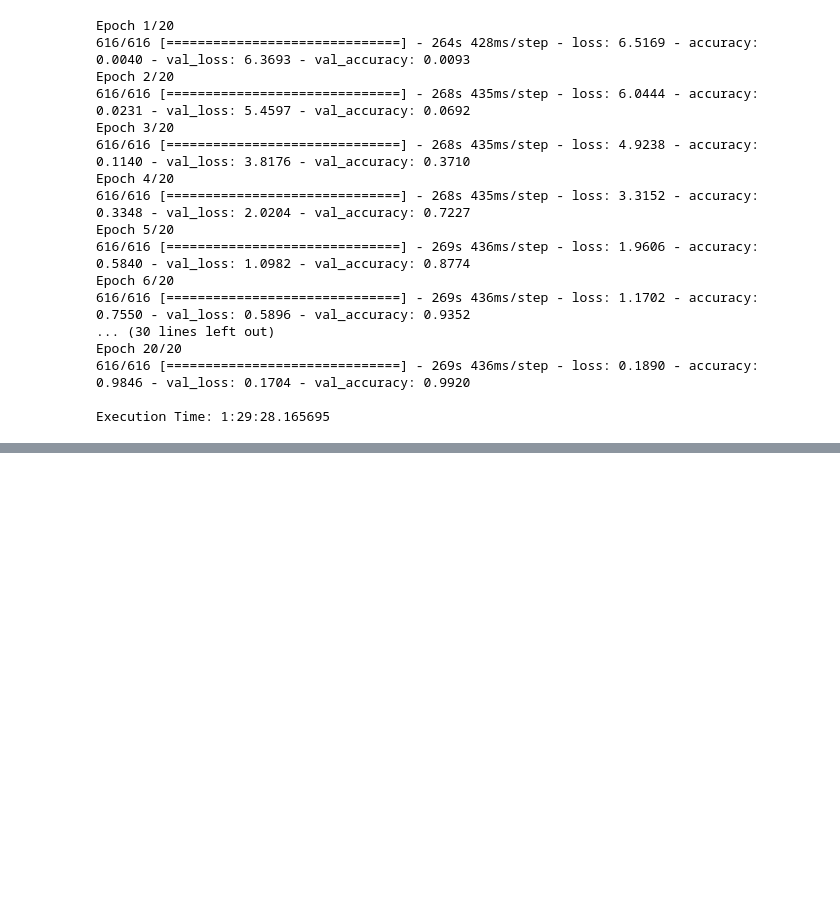
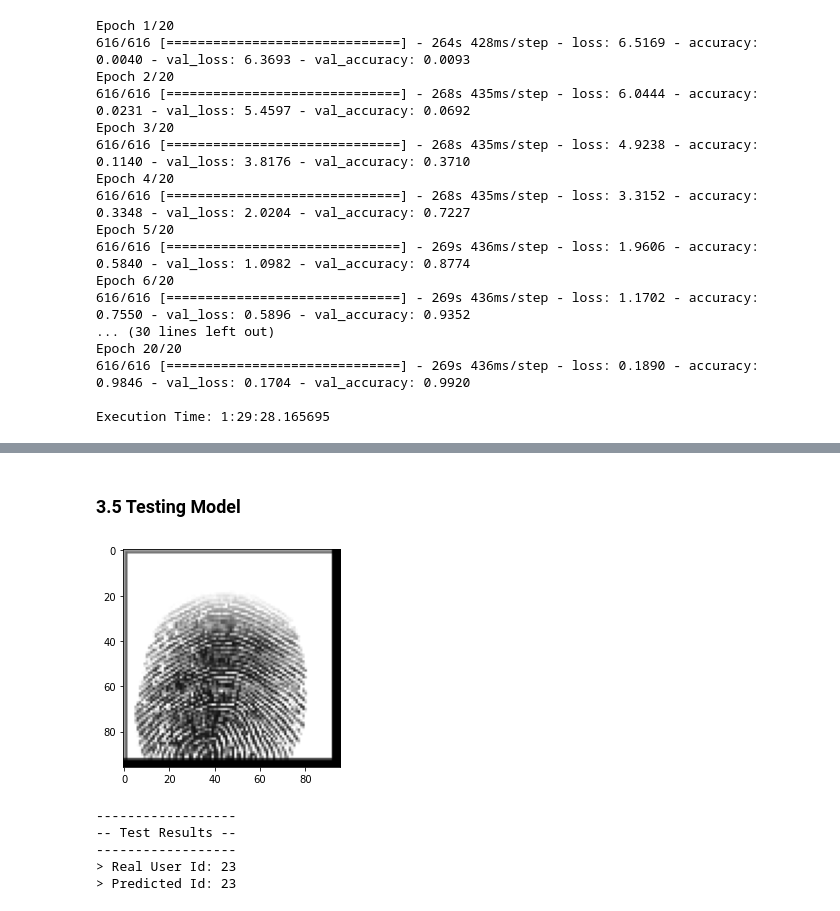
Before and after one commit to kimurarh/fingerprint-detection, a Jupyter notebook: src/Fingerprint-Detection-CNN.ipynb, the cells around one changed output, grey strips where cells are left out. Drawn from its saved outputs; the diff is of its cells as text; code cells hidden in the pictures; blank space fills up the shorter version.

Commit message:
feat: testing the model on randomly chosen fingerprints

```diff
--- a/src/Contact-Fingerprint-Detection.ipynb
+++ b/src/Fingerprint-Detection-CNN.ipynb
@@ -93,13 +98,13 @@ medium_data = load_data(altered_images_path+'Medium', altered=True)
 hard_data = load_data(altered_images_path+'Hard', altered=True)
 
 # Concatenating altered data
-altered_data = np.concatenate([easy_data, medium_data, hard_data], axis=0, dtype="object")
+altered_data = np.concatenate([easy_data, medium_data, hard_data], axis=0, dtype=object)
 
 # Freeing memory
 del easy_data, medium_data, hard_data
 
 # Loading the real data
-real_data = np.array(load_data(real_images_path, altered=False), dtype="object")
+real_data = np.array(load_data(real_images_path, altered=False), dtype=object)
 # %% [output]
 Loading data from:  ../data/SOCOFing/Altered/Altered-Easy
 Loading data from:  ../data/SOCOFing/Altered/Altered-Medium
@@ -300,0 +306,25 @@ Id Recognition accuracy: 99.75%
+# %% [markdown]
+### 3.5 Testing Model
+# %%
+# Randomly pick a fingerprint from test data to predict the user_id
+rand_fp_num = random.randint(0, len(X_test)-1)
+plt.imshow(X_test[rand_fp_num].reshape((96, 96)), cmap ='gray')
+plt.show()
+
+# Get the selected fingerprint and reshape (CNN input layer)
+selected_fp = X_test[rand_fp_num].reshape(-1, img_size, img_size, 1)
+
+# Predictions
+id_pred = np.argmax(model.predict(selected_fp))
+id_real = np.argmax(y_test[rand_fp_num])
+
+display_header("Test Results")
+print(f"> Real User Id: {id_real}")
+print(f"> Predicted Id: {id_pred}")
+# %% [output]
+[figure, added]
+------------------
+-- Test Results --
+------------------
+> Real User Id: 23
+> Predicted Id: 23
```
Also changed, not shown: parts of 12 cells of this notebook.
